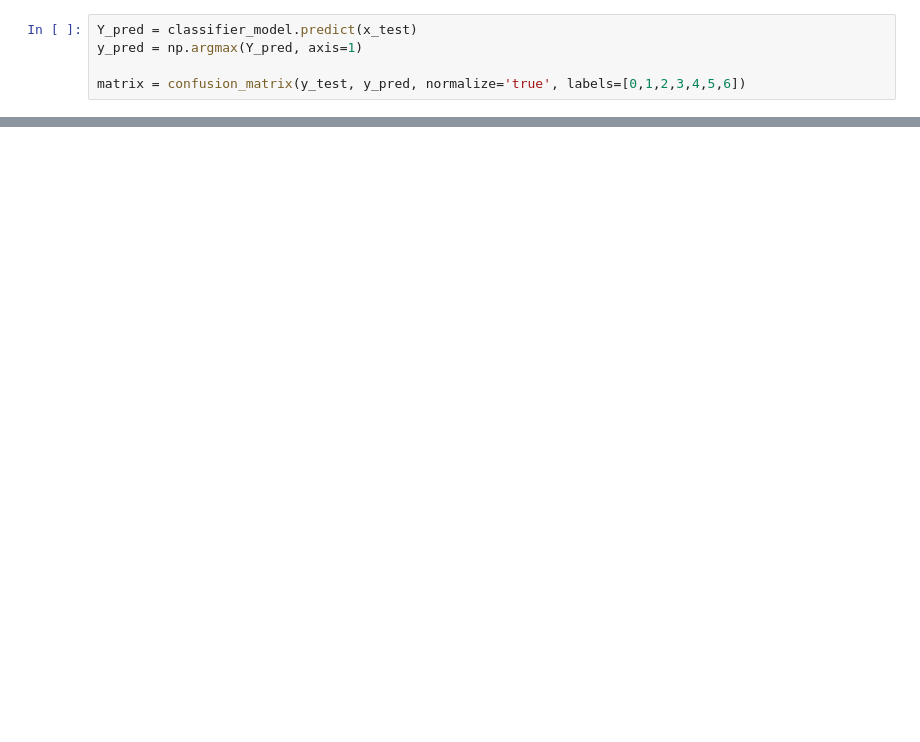
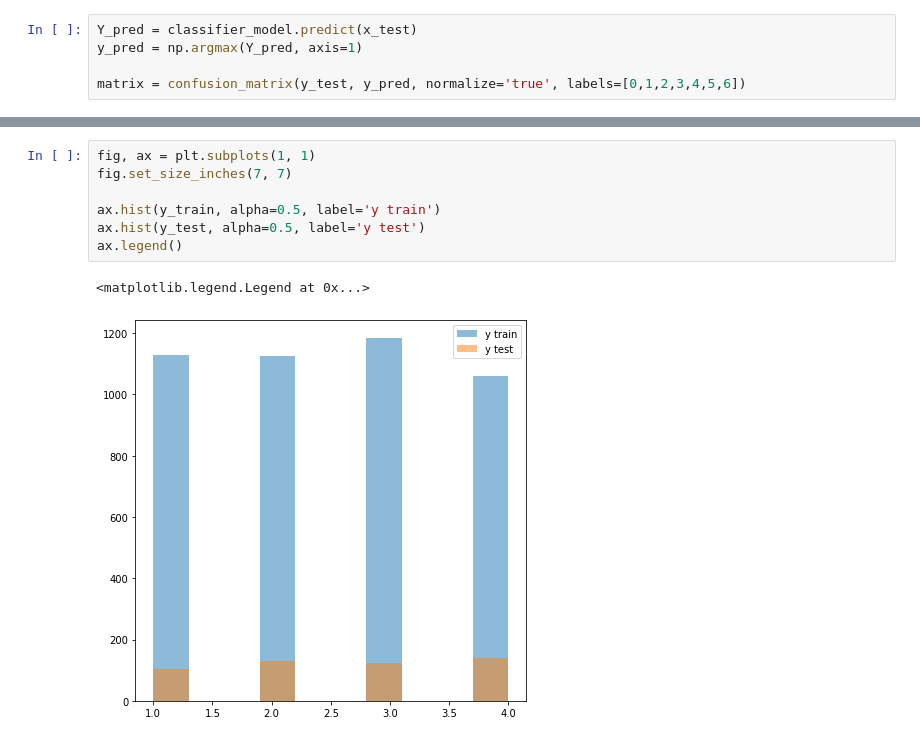
Before and after one commit to Lars314/gm2, a Jupyter notebook: pileup_ml/GERDA_dnn_v2.ipynb, the cells around one changed output, grey strips where cells are left out. Drawn from its saved outputs; the diff is of its cells as text; blank space fills up the shorter version.

```diff
--- a/pileup_ml/GERDA_dnn_v2.ipynb
+++ b/pileup_ml/GERDA_dnn_v2.ipynb
@@ -196,0 +182,10 @@ ax.set_xlabel('Classified Pulse Number', fontsize=20);
+# %%
+fig, ax = plt.subplots(1, 1)
+fig.set_size_inches(7, 7)
+
+ax.hist(y_train, alpha=0.5, label='y train')
+ax.hist(y_test, alpha=0.5, label='y test')
+ax.legend()
+# %% [output]
+<matplotlib.legend.Legend at 0x...>
+[figure, added]
```
Also changed, not shown: parts of 14 cells of this notebook, 18 other files.
